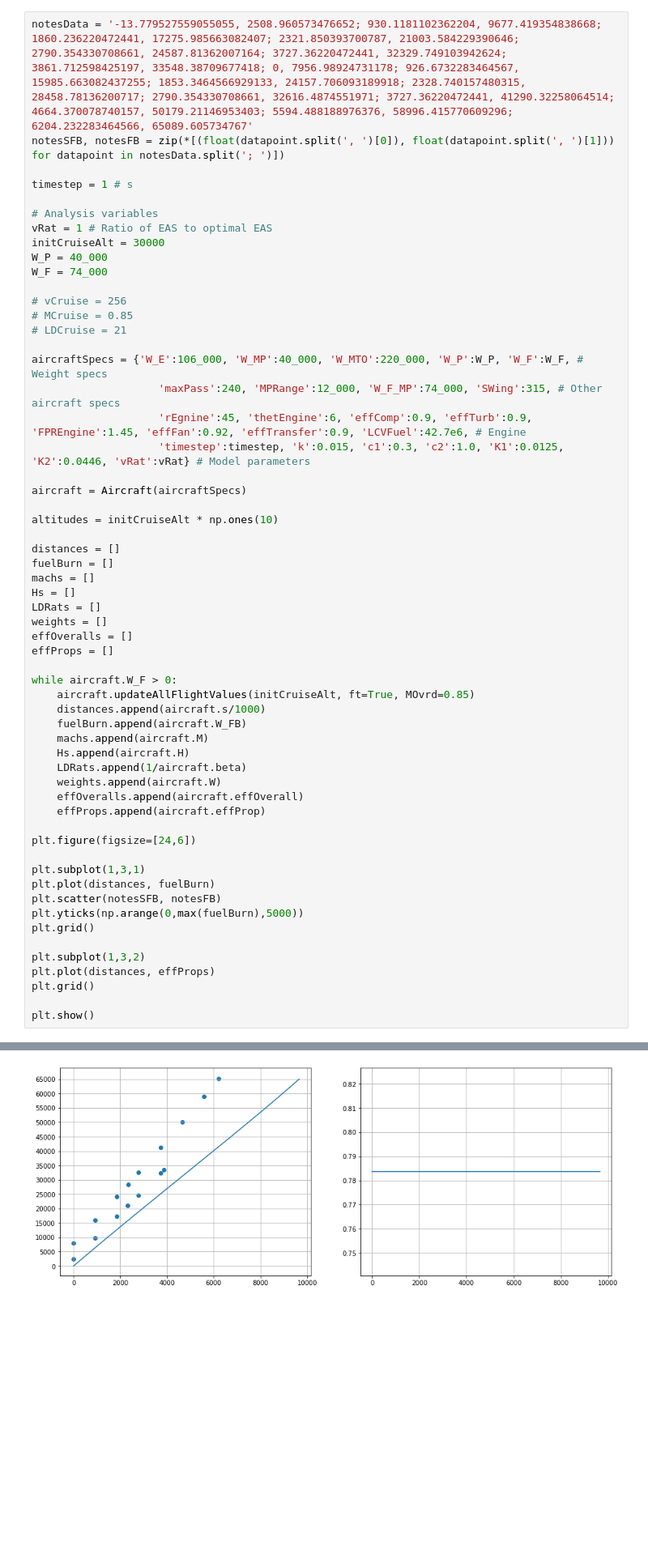
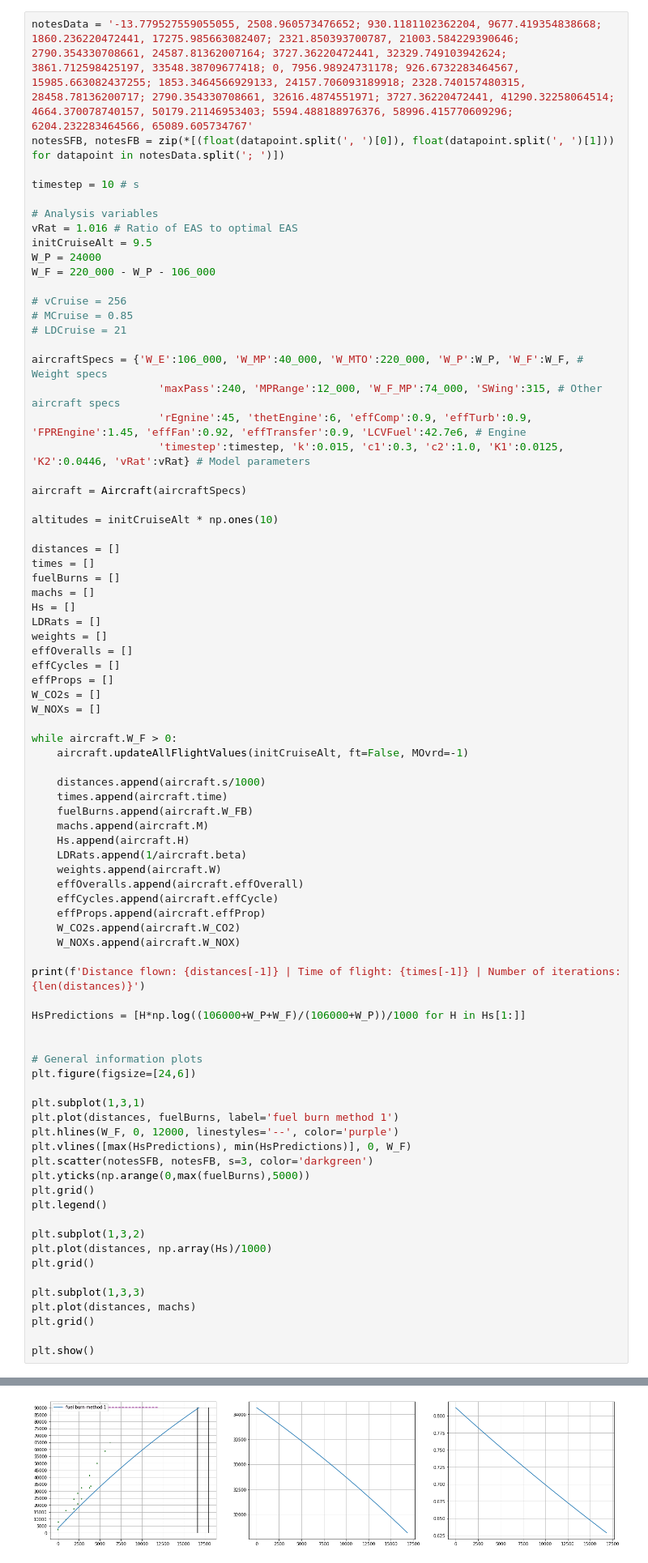
Before and after one commit to elbertwang00/4A7-Courseworks, a Jupyter notebook: Coursework 2 - Aviation and the Environment/coursework2.ipynb, the cells around one changed output, grey strips where cells are left out. Shown: that part at 81% size. Saved outputs shown, nothing was run; the diff lists cells and outputs as text; blank space fills up the shorter version.

```diff
--- a/Coursework 2 - Aviation and the Environment/coursework2.ipynb
+++ b/Coursework 2 - Aviation and the Environment/coursework2.ipynb
@@ -10,13 +10,13 @@ from utils import Aircraft
 notesData = '-13.779527559055055, 2508.960573476652; 930.1181102362204, 9677.419354838668; 1860.236220472441, 17275.985663082407; 2321.850393700787, 21003.584229390646; 2790.354330708661, 24587.81362007164; 3727.36220472441, 32329.749103942624; 3861.712598425197, 33548.38709677418; 0, 7956.98924731178; 926.6732283464567, 15985.663082437255; 1853.3464566929133, 24157.706093189918; 2328.740157480315, 28458.78136200717; 2790.354330708661, 32616.4874551971; 3727.36220472441, 41290.32258064514; 4664.370078740157, 50179.21146953403; 5594.488188976376, 58996.415770609296; 6204.232283464566, 65089.605734767'
 notesSFB, notesFB = zip(*[(float(datapoint.split(', ')[0]), float(datapoint.split(', ')[1])) for datapoint in notesData.split('; ')])
 
-timestep = 1 # s
+timestep = 10 # s
 
 # Analysis variables
-vRat = 1 # Ratio of EAS to optimal EAS
-initCruiseAlt = 30000
-W_P = 40_000
-W_F = 74_000
+vRat = 1.016 # Ratio of EAS to optimal EAS
+initCruiseAlt = 9.5
+W_P = 24000
+W_F = 220_000 - W_P - 106_000
 
 # vCruise = 256
 # MCruise = 0.85
@@ -32,35 +32,57 @@ aircraft = Aircraft(aircraftSpecs)
 altitudes = initCruiseAlt * np.ones(10)
 
 distances = []
-fuelBurn = []
+times = []
+fuelBurns = []
 machs = []
 Hs = []
 LDRats = []
 weights = []
 effOveralls = []
+effCycles = []
 effProps = []
+W_CO2s = []
+W_NOXs = []
 
 while aircraft.W_F > 0:
-    aircraft.updateAllFlightValues(initCruiseAlt, ft=True, MOvrd=0.85)
+    aircraft.updateAllFlightValues(initCruiseAlt, ft=False, MOvrd=-1)
+
     distances.append(aircraft.s/1000)
-    fuelBurn.append(aircraft.W_FB)
+    times.append(aircraft.time)
+    fuelBurns.append(aircraft.W_FB)
     machs.append(aircraft.M)
     Hs.append(aircraft.H)
     LDRats.append(1/aircraft.beta)
     weights.append(aircraft.W)
     effOveralls.append(aircraft.effOverall)
+    effCycles.append(aircraft.effCycle)
     effProps.append(aircraft.effProp)
+    W_CO2s.append(aircraft.W_CO2)
+    W_NOXs.append(aircraft.W_NOX)
 
+print(f'Distance flown: {distances[-1]} | Time of flight: {times[-1]} | Number of iterations: {len(distances)}')
+
+HsPredictions = [H*np.log((106000+W_P+W_F)/(106000+W_P))/1000 for H in Hs[1:]]
+
+
+# General information plots
 plt.figure(figsize=[24,6])
 
 plt.subplot(1,3,1)
-plt.plot(distances, fuelBurn)
-plt.scatter(notesSFB, notesFB)
-plt.yticks(np.arange(0,max(fuelBurn),5000))
+plt.plot(distances, fuelBurns, label='fuel burn method 1')
+plt.hlines(W_F, 0, 12000, linestyles='--', color='purple')
+plt.vlines([max(HsPredictions), min(HsPredictions)], 0, W_F)
+plt.scatter(notesSFB, notesFB, s=3, color='darkgreen')
+plt.yticks(np.arange(0,max(fuelBurns),5000))
+plt.grid()
+plt.legend()
+
+plt.subplot(1,3,2)
+plt.plot(distances, np.array(Hs)/1000)
 plt.grid()
 
-plt.subplot(1,3,2)
-plt.plot(distances, effProps)
+plt.subplot(1,3,3)
+plt.plot(distances, machs)
 plt.grid()
 
 plt.show()
@@ -68 +91 @@ plt.show()
-[figure, old version]
+[figure, new version]
```
Also changed, not shown: parts of 6 cells of this notebook, 1 other file.
